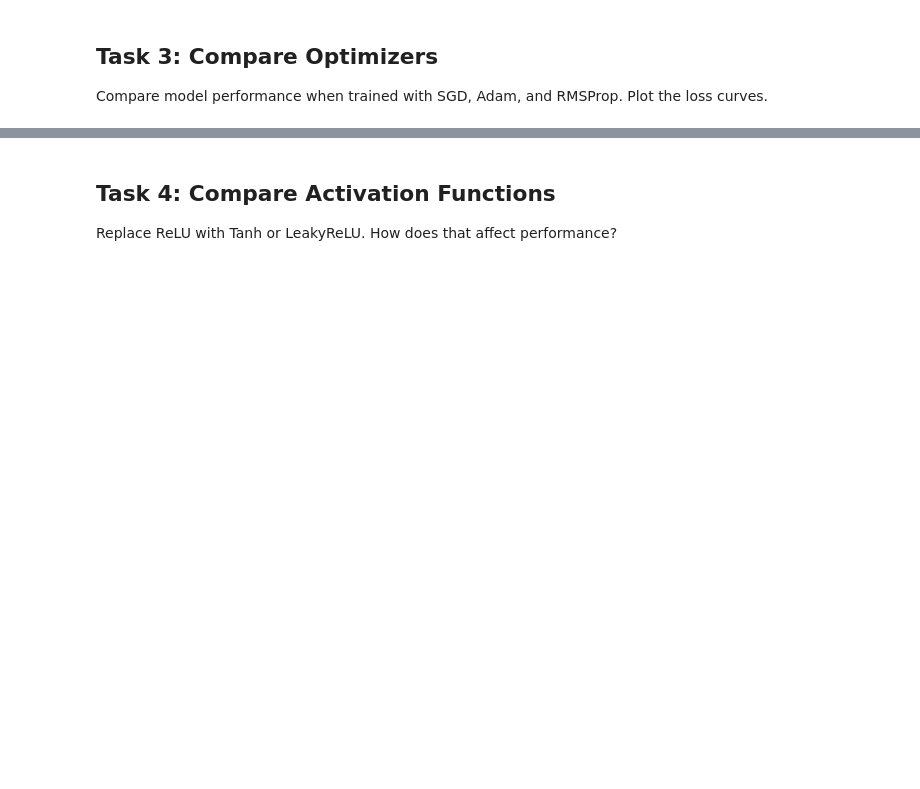
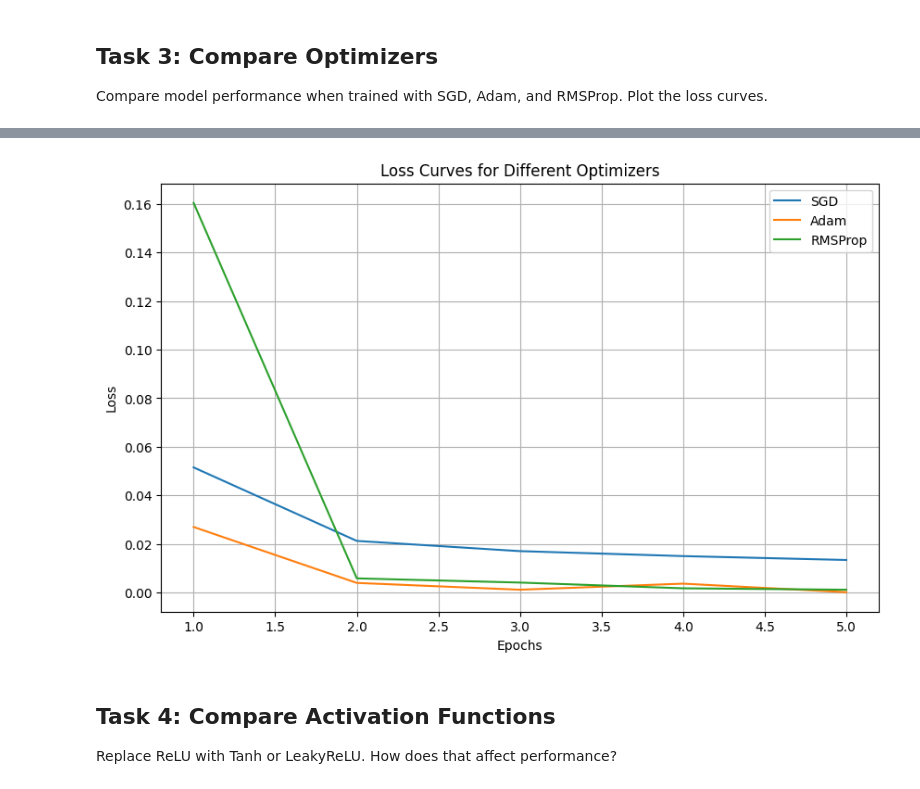
Before and after one commit to MahdiS3171/Deep-Learning-SUT-Course-Spring-2025, a Jupyter notebook: HW/HW2/Student_HW_CNN_part1.ipynb, the cells around one changed output, grey strips where cells are left out. Drawn from its saved outputs; the diff is of its cells as text; code cells hidden in the pictures; blank space fills up the shorter version.

```diff
--- a/HW/HW2/Student_HW_CNN_part1.ipynb
+++ b/HW/HW2/Student_HW_CNN_part1.ipynb
@@ -1179,0 +1280,62 @@ Compare model performance when trained with SGD, Adam, and RMSProp. Plot the los
+# %%
+# YOUR CODE HERE
+# Task 3: Compare Optimizers
+
+# Training function with different optimizers
+def train_with_optimizer(model, device, train_loader, epochs, optimizer_type='SGD'):
+    criterion = nn.CrossEntropyLoss()
+
+    if optimizer_type == 'SGD':
+        optimizer = torch.optim.SGD(model.parameters(), lr=0.01)
+    elif optimizer_type == 'Adam':
+        optimizer = torch.optim.Adam(model.parameters(), lr=0.001)
+    elif optimizer_type == 'RMSProp':
+        optimizer = torch.optim.RMSprop(model.parameters(), lr=0.001)
+    else:
+        raise ValueError("Unsupported optimizer type")
+
+    model.train()
+    loss_log = []
+
+    for epoch in range(epochs):
+        epoch_loss = 0
+        for data, target in train_loader:
+            data, target = data.to(device), target.to(device)
+            optimizer.zero_grad()
+            output = model(data)
+
+            loss = criterion(output, target)
+            loss.backward()
+            optimizer.step()
+
+            epoch_loss += loss.item()
+
+        avg_loss = epoch_loss / len(train_loader)
+        loss_log.append(avg_loss)
+        print(f'{optimizer_type} Epoch [{epoch+1}/{epochs}], Loss: {avg_loss:.4f}')
+
+    return loss_log
+
+# Initialize models for each optimizer
+optimizers = ['SGD', 'Adam', 'RMSProp']
+loss_logs = {}
+epochs = 5
+
+for opt in optimizers:
+    set_seed(SEED)
+    model = EMNIST_Net().to(DEVICE)
+    print(f'\nTraining with {opt} optimizer:')
+    loss_logs[opt] = train_with_optimizer(model, DEVICE, train_loader, epochs, optimizer_type=opt)
+
+# Plotting loss curves
+plt.figure(figsize=(10, 6))
+for opt in optimizers:
+    plt.plot(range(1, epochs+1), loss_logs[opt], label=f'{opt}')
+
+plt.xlabel('Epochs')
+plt.ylabel('Loss')
+plt.title('Loss Curves for Different Optimizers')
+plt.legend()
+plt.grid()
+plt.show()
+# %% [output]
@@ -1180,3 +1359,4 @@ Compare model performance when trained with SGD, Adam, and RMSProp. Plot the los
+[figure, added]
 # %% [markdown]
 ## Task 4: Compare Activation Functions
 
```
Also changed, not shown: parts of 12 cells of this notebook.
